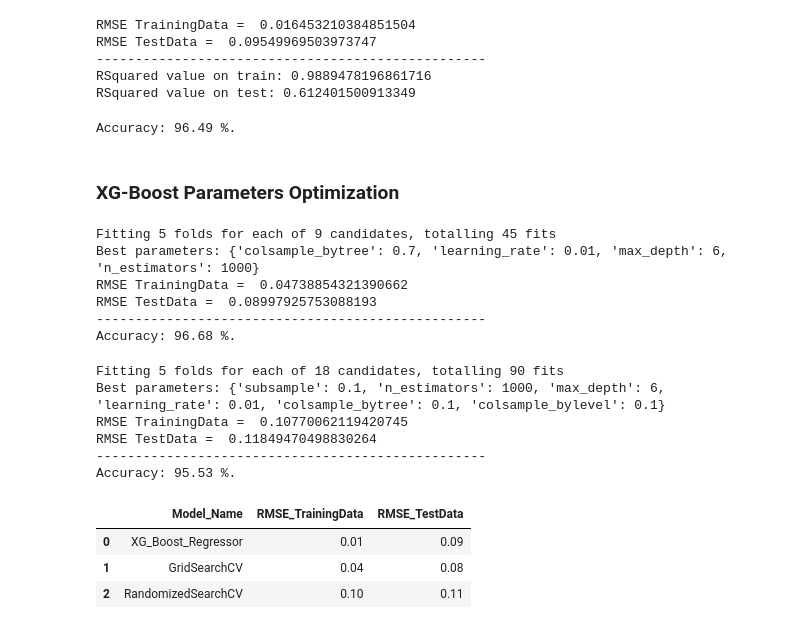
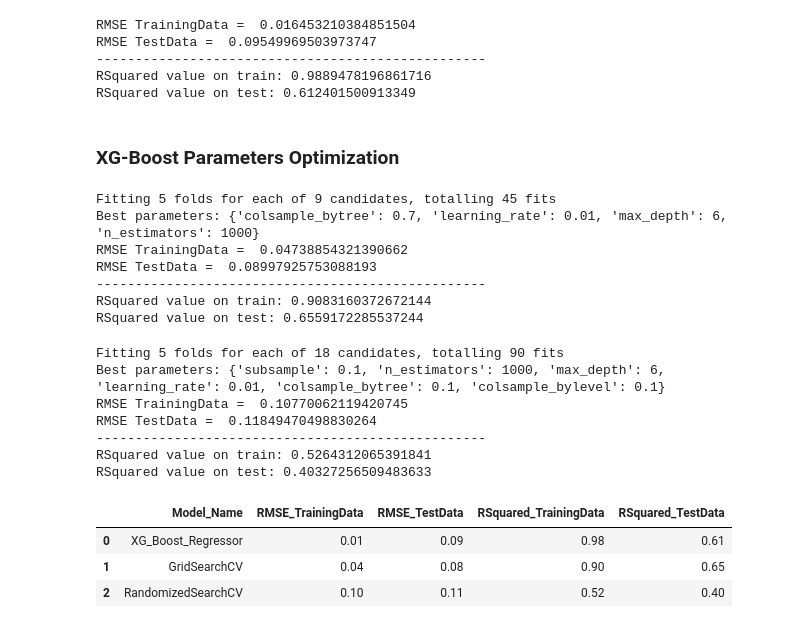
Before and after one commit to amirhajiabadi/Forecasting_IMDb_Score, a Jupyter notebook: Jupyter Notebook/Forecasting_IMDb_Score.ipynb, the cells around one changed output. Cells and saved outputs as stored; diff of their text form; code cells hidden in the pictures.

```diff
--- a/Jupyter Notebook/Forecasting_IMDb_Score.ipynb
+++ b/Jupyter Notebook/Forecasting_IMDb_Score.ipynb
@@ -731,11 +694,3 @@ errors = abs(test_preds6 - Y_test)
-# %%
-# Calculate mean absolute percentage error (MAPE)
-mape = 100 * (errors / Y_test)
-# Calculate and display accuracy
-accuracy = 100 - np.mean(mape)
-print('Accuracy:', round(accuracy, 2), '%.')
-# %% [output]
-Accuracy: 96.49 %.
 # %% [markdown]
  ### XG-Boost Parameters Optimization
 # %%
@@ -750,12 +705,11 @@ xgbr = xgb.XGBRegressor(seed = 20)
 
 clf2 = GridSearchCV(estimator=xgbr,
                    param_grid=params,
-                    scoring='neg_mean_squared_error',
+                    scoring='r2',
                    verbose=1)
 
 clf2.fit(X_train, Y_train)
 print("Best parameters:", clf2.best_params_)
-# print("Lowest RMSE: ", (-clf2.best_score_)**(1/2.0))
 
 #predicting train
 train_preds7=clf2.predict(X_train)
@@ -767,25 +721,16 @@ RMSE_test=(np.sqrt(metrics.mean_squared_error(Y_test,test_preds7)))
 print("RMSE TrainingData = ",str(RMSE_train))
 print("RMSE TestData = ",str(RMSE_test))
 print('-'*50)
-# print('RSquared value on train:',clf2.score(X_train, Y_train))
-# print('RSquared value on test:',clf2.score(X_test, Y_test))
-
-errors = abs(test_preds7 - Y_test)
-# Calculating errors for using error values in mean absolute percentage error
-
-# Calculate mean absolute percentage error (MAPE)
-mape = 100 * (errors / Y_test)
-# Calculate and display accuracy
-accuracy = 100 - np.mean(mape)
-
-print('Accuracy:', round(accuracy, 2), '%.')
+print('RSquared value on train:',clf2.score(X_train, Y_train))
+print('RSquared value on test:',clf2.score(X_test, Y_test))
 # %% [output]
 Fitting 5 folds for each of 9 candidates, totalling 45 fits
 Best parameters: {'colsample_bytree': 0.7, 'learning_rate': 0.01, 'max_depth': 6, 'n_estimators': 1000}
 RMSE TrainingData =  0.04738854321390662
 RMSE TestData =  0.08997925753088193
 --------------------------------------------------
-Accuracy: 96.68 %.
+RSquared value on train: 0.9083160372672144
+RSquared value on test: 0.6559172285537244
 # %%
 from sklearn.model_selection import RandomizedSearchCV
 
@@ -800,7 +745,7 @@ xgbr = xgb.XGBRegressor(seed = 20)
 
 clf = RandomizedSearchCV(estimator=xgbr,
                          param_distributions=params,
-                         scoring='neg_mean_squared_error',
+                         scoring='r2',
                          n_iter=25,
                          verbose=1)
 
@@ -817,34 +762,27 @@ RMSE_test=(np.sqrt(metrics.mean_squared_error(Y_test,test_preds8)))
 print("RMSE TrainingData = ",str(RMSE_train))
 print("RMSE TestData = ",str(RMSE_test))
 print('-'*50)
-# print('RSquared value on train:',clf.score(X_train, Y_train))
-# print('RSquared value on test:',clf.score(X_test, Y_test))
-
-errors = abs(test_preds8 - Y_test)
-# Calculating errors for using error values in mean absolute percentage error
-
-# Calculate mean absolute percentage error (MAPE)
-mape = 100 * (errors / Y_test)
-# Calculate and display accuracy
-accuracy = 100 - np.mean(mape)
-
-print('Accuracy:', round(accuracy, 2), '%.')
+print('RSquared value on train:',clf.score(X_train, Y_train))
+print('RSquared value on test:',clf.score(X_test, Y_test))
 # %% [output]
 Fitting 5 folds for each of 18 candidates, totalling 90 fits
 Best parameters: {'subsample': 0.1, 'n_estimators': 1000, 'max_depth': 6, 'learning_rate': 0.01, 'colsample_bytree': 0.1, 'colsample_bylevel': 0.1}
 RMSE TrainingData =  0.10770062119420745
 RMSE TestData =  0.11849470498830264
 --------------------------------------------------
-Accuracy: 95.53 %.
+RSquared value on train: 0.5264312065391841
+RSquared value on test: 0.40327256509483633
 # %%
 best_models = {'Model_Name': ['XG_Boost_Regressor','GridSearchCV','RandomizedSearchCV'],
                'RMSE_TrainingData':[0.01,0.04,0.10],
-               'RMSE_TestData':[0.09,0.08,0.11]
+               'RMSE_TestData':[0.09,0.08,0.11],
+               'RSquared_TrainingData':[0.98,0.90,0.52],
+               'RSquared_TestData':[0.61,0.65,0.40]
               }
 df2 = pd.DataFrame(data=best_models)
 df2
 # %% [output]
-|  | Model_Name | RMSE_TrainingData | RMSE_TestData |
-| 0 | XG_Boost_Regressor | 0.01 | 0.09 |
-| 1 | GridSearchCV | 0.04 | 0.08 |
-| 2 | RandomizedSearchCV | 0.10 | 0.11 |
+|  | Model_Name | RMSE_TrainingData | RMSE_TestData | RSquared_TrainingData | RSquared_TestData |
+| 0 | XG_Boost_Regressor | 0.01 | 0.09 | 0.98 | 0.61 |
+| 1 | GridSearchCV | 0.04 | 0.08 | 0.90 | 0.65 |
+| 2 | RandomizedSearchCV | 0.10 | 0.11 | 0.52 | 0.40 |
```
Also changed, not shown: parts of 10 cells of this notebook.
